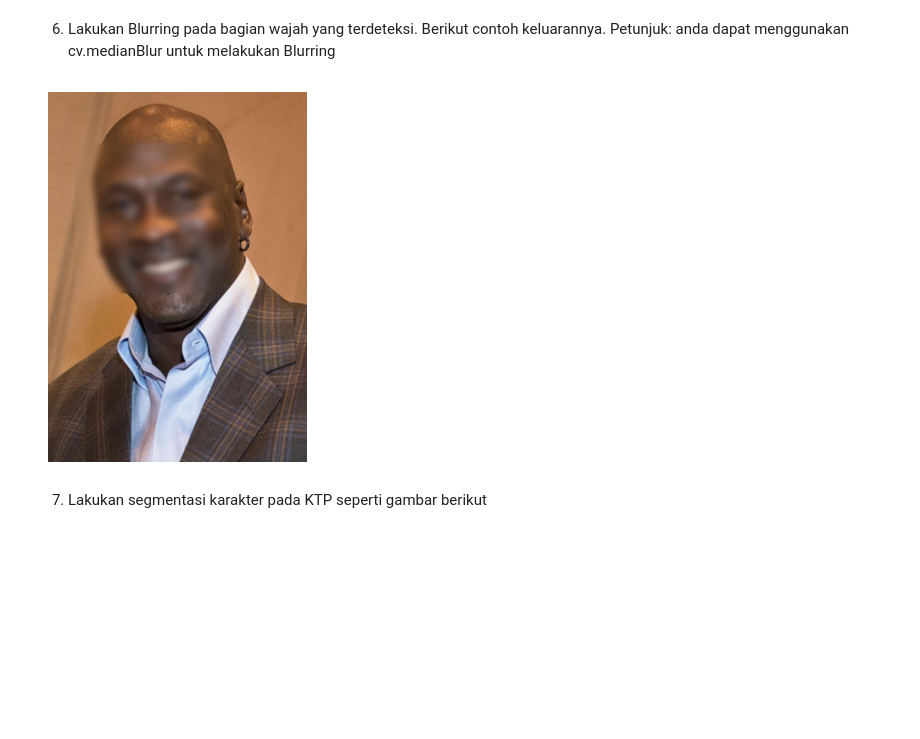
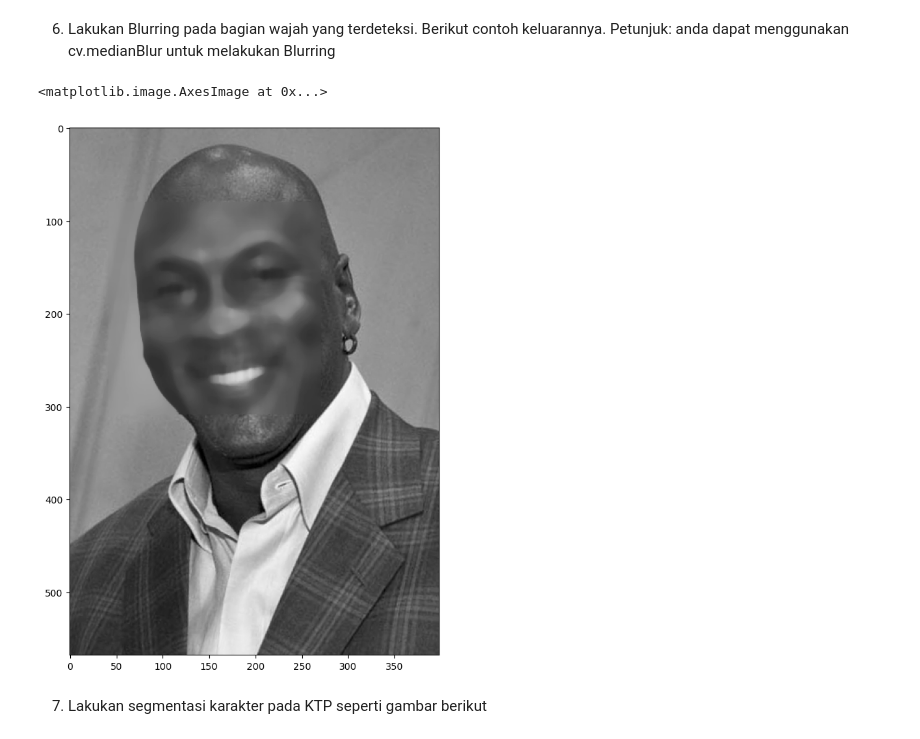
Before and after one commit to hilmimughid/PCVK_Ganjil_2023, a Jupyter notebook: Week_12.ipynb, the cells around one changed output. Cells and saved outputs as stored; diff of their text form; code cells hidden in the pictures; blank space fills up the shorter version.

```diff
--- a/Week_12.ipynb
+++ b/Week_12.ipynb
@@ -149,18 +180,25 @@ plt.show()
 # %% [markdown]
 4. Cobakan juga untuk eyes detection.
 # %%
+# Membuat objek CascadeClassifier dengan file haarcascade untuk deteksi mata
 cascade_wajah = cv2.CascadeClassifier('/content/drive/MyDrive/PCVK/Images/haarcascades/haarcascade_eye.xml')
 
+# Membaca gambar 'jokowi.jpg' dan membuat salinan
 jokowi = cv2.imread('/content/drive/MyDrive/PCVK/Images/facedet/jokowi.jpg')
 jokowi_ori = cv2.imread('/content/drive/MyDrive/PCVK/Images/facedet/jokowi.jpg')
+
+# Mengubah gambar ke grayscale
 jokowi_gray = cv2.cvtColor(jokowi, cv2.COLOR_BGR2GRAY)
 jokowi_ori_gray = cv2.cvtColor(jokowi_ori, cv2.COLOR_BGR2GRAY)
 
-roi_wajah = cascade_wajah.detectMultiScale(jokowi_gray)
-for (x,y,w,h) in roi_wajah:
+# Mendeteksi mata pada gambar menggunakan Haar cascades
+fd_jokowi = cascade_wajah.detectMultiScale(jokowi_gray)
+
+# Menggambar kotak putih di sekitar mata yang terdeteksi
+for (x,y,w,h) in fd_jokowi:
   cv2.rectangle(jokowi_gray,(x,y),(x+w,y+h),(255,255,255),3)
 
-# Plot outputs
+# Menampilkan gambar sebelum dan sesudah deteksi mata
 f, axarr = plt. subplots(1,2,figsize=(10,10))
 plt.subplot(121),plt.imshow(jokowi_ori_gray, cmap='gray')
 plt.subplot(122),plt.imshow(jokowi_gray, cmap='gray')
@@ -448,35 +325,31 @@ while True:
 # %% [markdown]
 6. Lakukan Blurring pada bagian wajah yang terdeteksi. Berikut contoh keluarannya.
 Petunjuk: anda dapat menggunakan cv.medianBlur untuk melakukan Blurring
-# %%
-def blur_faces(image_path):
-    # Load pre-trained face detection model
-    face_cascade = cv2.CascadeClassifier('/content/drive/MyDrive/PCVK/Images/haarcascades/haarcascade_frontalface_alt.xml')
-
-    # Load the image
-    image = cv2.imread(image_path)
-
-    # Convert the image to grayscale
-    gray = cv2.cvtColor(image, cv2.COLOR_BGR2GRAY)
-
-    # Detect faces in the image
-    faces = face_cascade.detectMultiScale(gray, scaleFactor=1.1, minNeighbors=5, minSize=(30, 30))
-
-    # Blur faces
-    for (x, y, w, h) in faces:
-        face = image[y:y+h, x:x+w]
-        face = cv2.GaussianBlur(face, (99, 99), 5)  # Adjust the kernel size for stronger or weaker blurring
-        image[y:y+face.shape[0], x:x+face.shape[1]] = face
-
-    # Display the result
-    plt.imshow(cv2.cvtColor(image, cv2.COLOR_BGR2RGB))
-    plt.axis('off')
-    plt.show()
-
-image_path = '/content/drive/MyDrive/PCVK/Images/facedet/mjordan.jpg'
-blur_faces(image_path)
-# %% [output]
-[figure, removed]
+# %%
+# Membuat objek CascadeClassifier dengan file haarcascade untuk deteksi wajah
+cascade_wajah = cv2.CascadeClassifier('/content/drive/MyDrive/PCVK/Images/haarcascades/haarcascade_frontalface_alt.xml')
+
+# Membaca gambar 'mjordan.jpg' dalam grayscale
+mjordan = cv2.imread('/content/drive/MyDrive/PCVK/Images/facedet/mjordan.jpg', 0)
+
+# Mendeteksi wajah pada gambar menggunakan Haar cascades
+fd_mjordan = cascade_wajah.detectMultiScale(mjordan)
+
+# Untuk setiap wajah yang terdeteksi, mengambil bagian wajah tersebut dan melakukan blur
+for(x, y, w, h) in fd_mjordan:
+  # Mengambil bagian wajah dari gambar
+  cp_wajah = mjordan[y:y+h, x:x+w]
+  # Melakukan blur pada bagian wajah
+  blur_wajah = cv2.medianBlur(cp_wajah, 15)
+  # Mengganti bagian wajah pada gambar asli dengan bagian wajah yang telah di-blur
+  mjordan[y:y+h, x:x+w] = blur_wajah
+
+# Menampilkan gambar hasil blur wajah
+plt.figure(figsize=(10, 10))
+plt.imshow(mjordan, cmap='gray')
+# %% [output]
+<matplotlib.image.AxesImage at 0x...>
+[figure, added]
 # %% [markdown]
 7. Lakukan segmentasi karakter pada KTP seperti gambar berikut
 # %%
```
Also changed, not shown: parts of 14 cells of this notebook.
